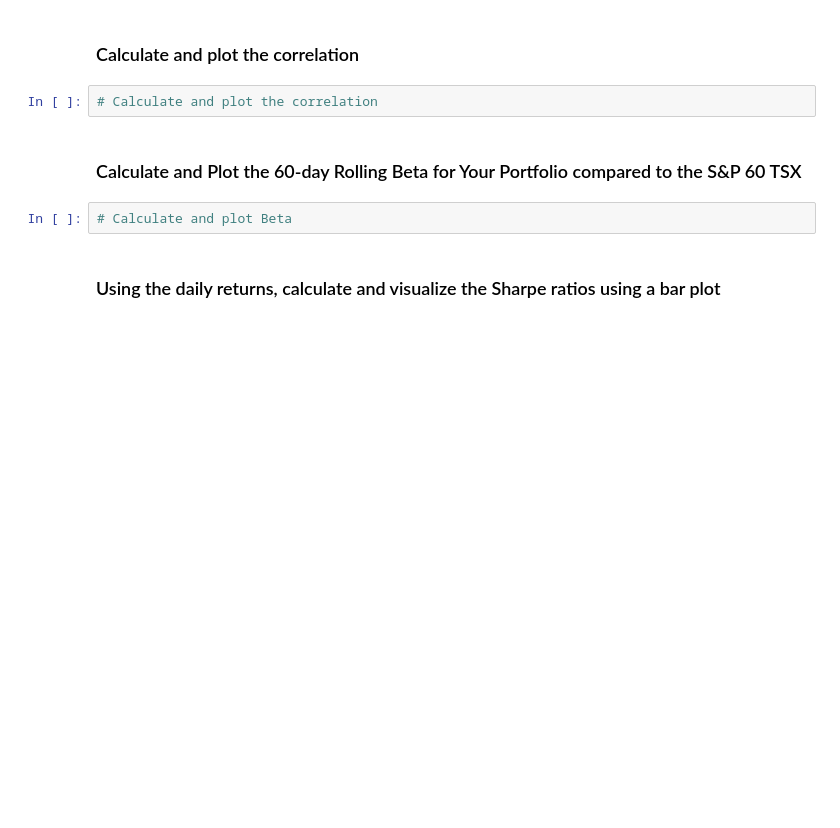
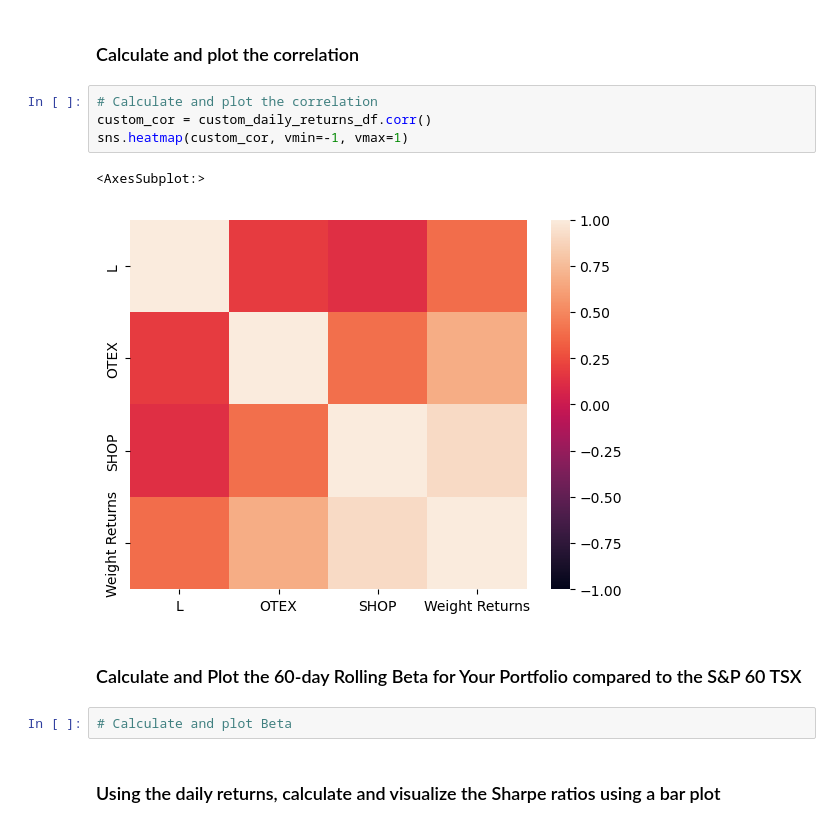
Before and after one commit to dileepadrd/module-4-challenge-algorithmic-trading-strategies, a Jupyter notebook: whale_analysis.ipynb, the cells around one changed output. Saved outputs shown, nothing was run; the diff lists cells and outputs as text; blank space fills up the shorter version.

```diff
--- a/whale_analysis.ipynb
+++ b/whale_analysis.ipynb
@@ -557,6 +592,11 @@ weights = [1/3, 1/3, 1/3]
 ### Calculate and plot the correlation
 # %%
 # Calculate and plot the correlation
+custom_cor = custom_daily_returns_df.corr()
+sns.heatmap(custom_cor, vmin=-1, vmax=1)
+# %% [output]
+<AxesSubplot:>
+[figure, added]
 # %% [markdown]
 ### Calculate and Plot the 60-day Rolling Beta for Your Portfolio compared to the S&P 60 TSX
 # %%
```
Also changed, not shown: parts of 6 cells of this notebook.
